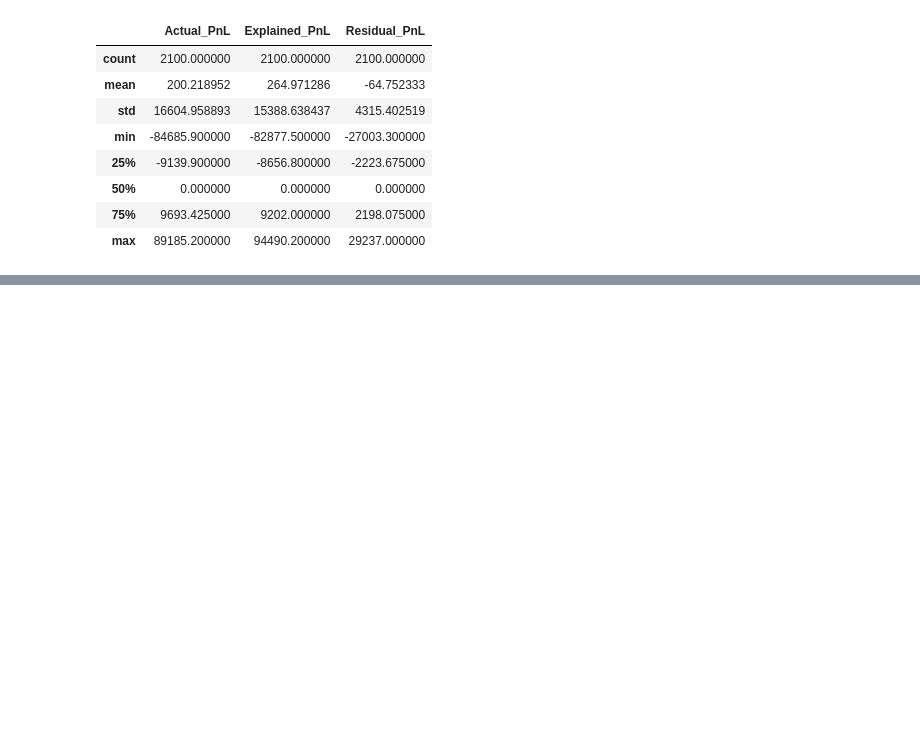
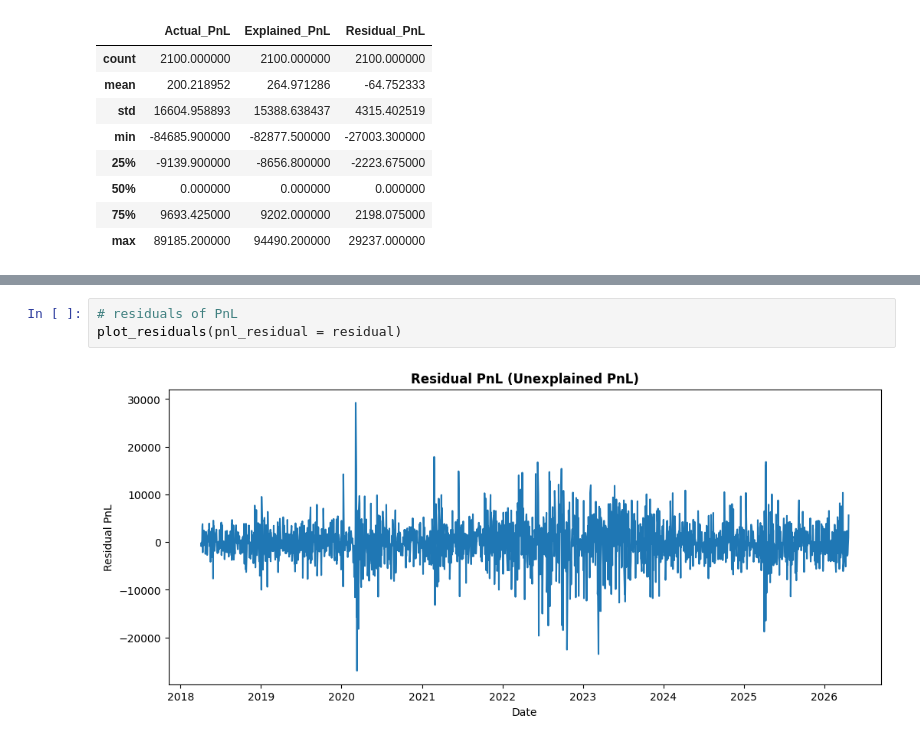
Before and after one commit to gorkemyencak/hedge-accounting-valuation-platform, a Jupyter notebook: notebooks/03_swap_pricing_testing.ipynb, the cells around one changed output, grey strips where cells are left out. Cells and saved outputs as stored; diff of their text form; blank space fills up the shorter version.

```diff
--- a/notebooks/03_swap_pricing_testing.ipynb
+++ b/notebooks/03_swap_pricing_testing.ipynb
@@ -355,0 +371,5 @@ residual.describe()
+# %%
+# residuals of PnL
+plot_residuals(pnl_residual = residual)
+# %% [output]
+[figure, added]
```
Also changed, not shown: parts of 3 cells of this notebook, 1 other file.
